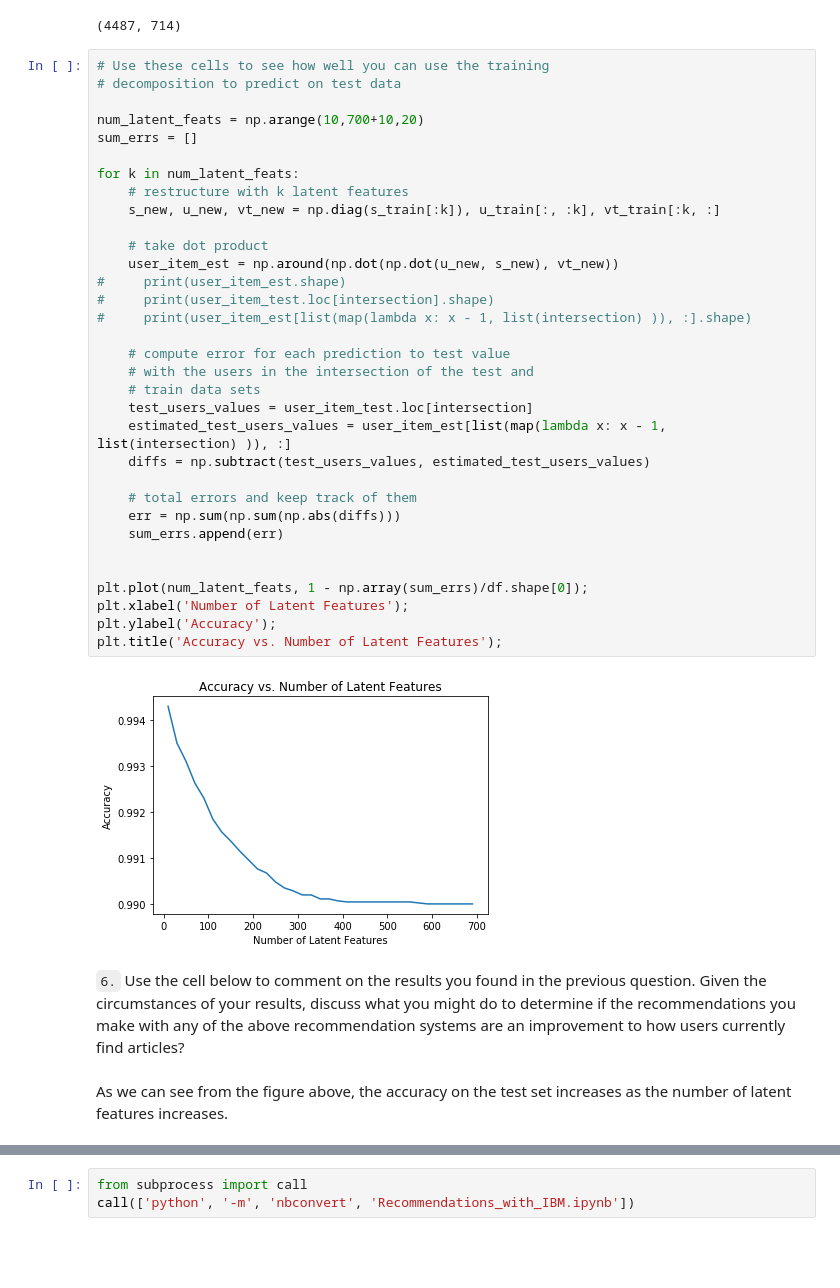
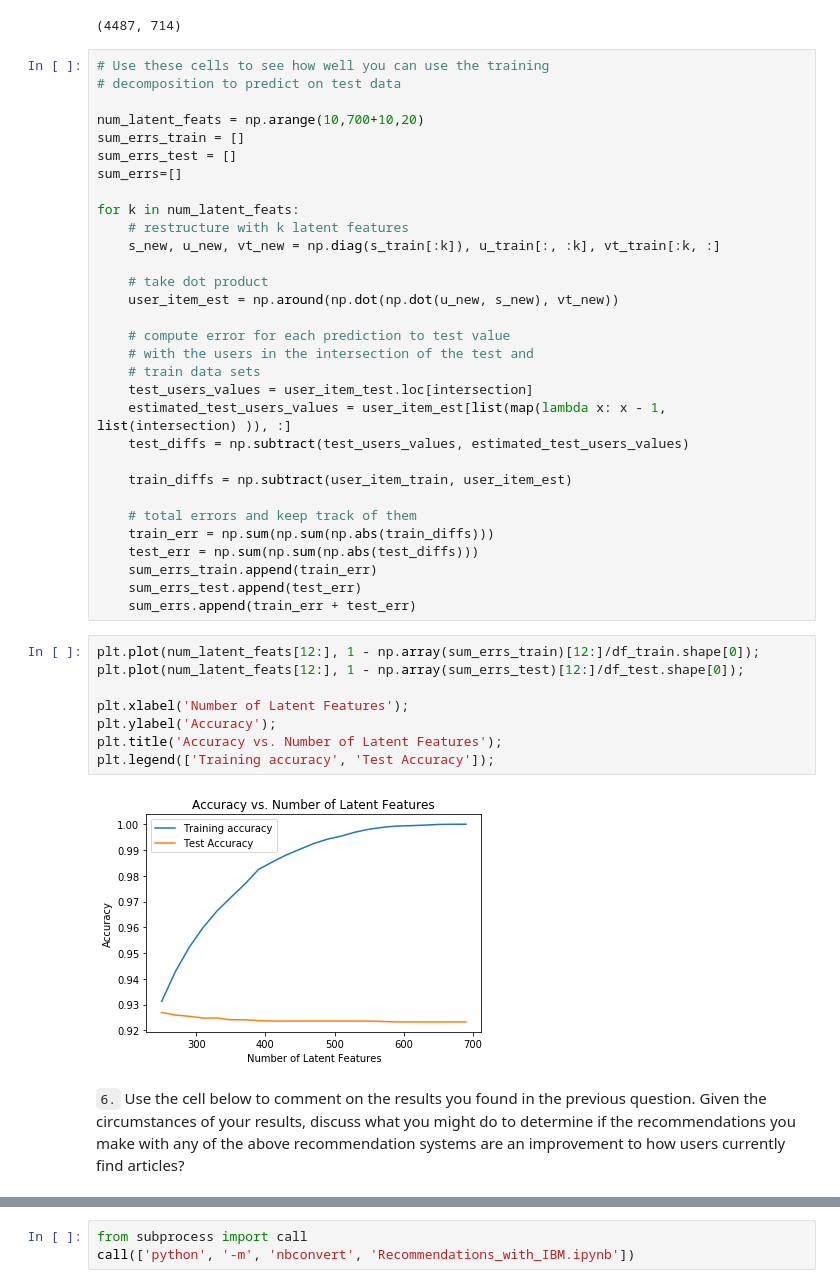
Before and after one commit to Deborah-Digges/ibm-recommendations, a Jupyter notebook: Recommendations_with_IBM.ipynb, the cells around one changed output, grey strips where cells are left out. Drawn from its saved outputs; the diff is of its cells as text; blank space fills up the shorter version.

```diff
--- a/Recommendations_with_IBM.ipynb
+++ b/Recommendations_with_IBM.ipynb
@@ -812,7 +812,9 @@ user_item_train.shape
 # decomposition to predict on test data
 
 num_latent_feats = np.arange(10,700+10,20)
-sum_errs = []
+sum_errs_train = []
+sum_errs_test = []
+sum_errs=[]
 
 for k in num_latent_feats:
     # restructure with k latent features
@@ -820,29 +822,31 @@ for k in num_latent_feats:
 
     # take dot product
     user_item_est = np.around(np.dot(np.dot(u_new, s_new), vt_new))
-#     print(user_item_est.shape)
-#     print(user_item_test.loc[intersection].shape)
-#     print(user_item_est[list(map(lambda x: x - 1, list(intersection) )), :].shape)
 
     # compute error for each prediction to test value
     # with the users in the intersection of the test and
     # train data sets
     test_users_values = user_item_test.loc[intersection]
     estimated_test_users_values = user_item_est[list(map(lambda x: x - 1, list(intersection) )), :]
-    diffs = np.subtract(test_users_values, estimated_test_users_values)
+    test_diffs = np.subtract(test_users_values, estimated_test_users_values)
+
+    train_diffs = np.subtract(user_item_train, user_item_est)
 
     # total errors and keep track of them
-    err = np.sum(np.sum(np.abs(diffs)))
-    sum_errs.append(err)
-
-
-plt.plot(num_latent_feats, 1 - np.array(sum_errs)/df.shape[0]);
-plt.xlabel('Number of Latent Features');
-plt.ylabel('Accuracy');
-plt.title('Accuracy vs. Number of Latent Features');
+    train_err = np.sum(np.sum(np.abs(train_diffs)))
+    test_err = np.sum(np.sum(np.abs(test_diffs)))
+    sum_errs_train.append(train_err)
+    sum_errs_test.append(test_err)
+    sum_errs.append(train_err + test_err)
-# %% [output]
-[figure, removed]
+# %%
+plt.plot(num_latent_feats[12:], 1 - np.array(sum_errs_train)[12:]/df_train.shape[0]);
+plt.plot(num_latent_feats[12:], 1 - np.array(sum_errs_test)[12:]/df_test.shape[0]);
+
+plt.xlabel('Number of Latent Features');
+plt.ylabel('Accuracy');
+plt.title('Accuracy vs. Number of Latent Features');
+plt.legend(['Training accuracy', 'Test Accuracy']);
+# %% [output]
+[figure, added]
 # %% [markdown]
 `6.` Use the cell below to comment on the results you found in the previous question. Given the circumstances of your results, discuss what you might do to determine if the recommendations you make with any of the above recommendation systems are an improvement to how users currently find articles?
-# %% [markdown]
-As we can see from the figure above, the accuracy on the test set increases as the number of latent features increases.
```
Also changed, not shown: parts of 8 cells of this notebook, 1 other file.
